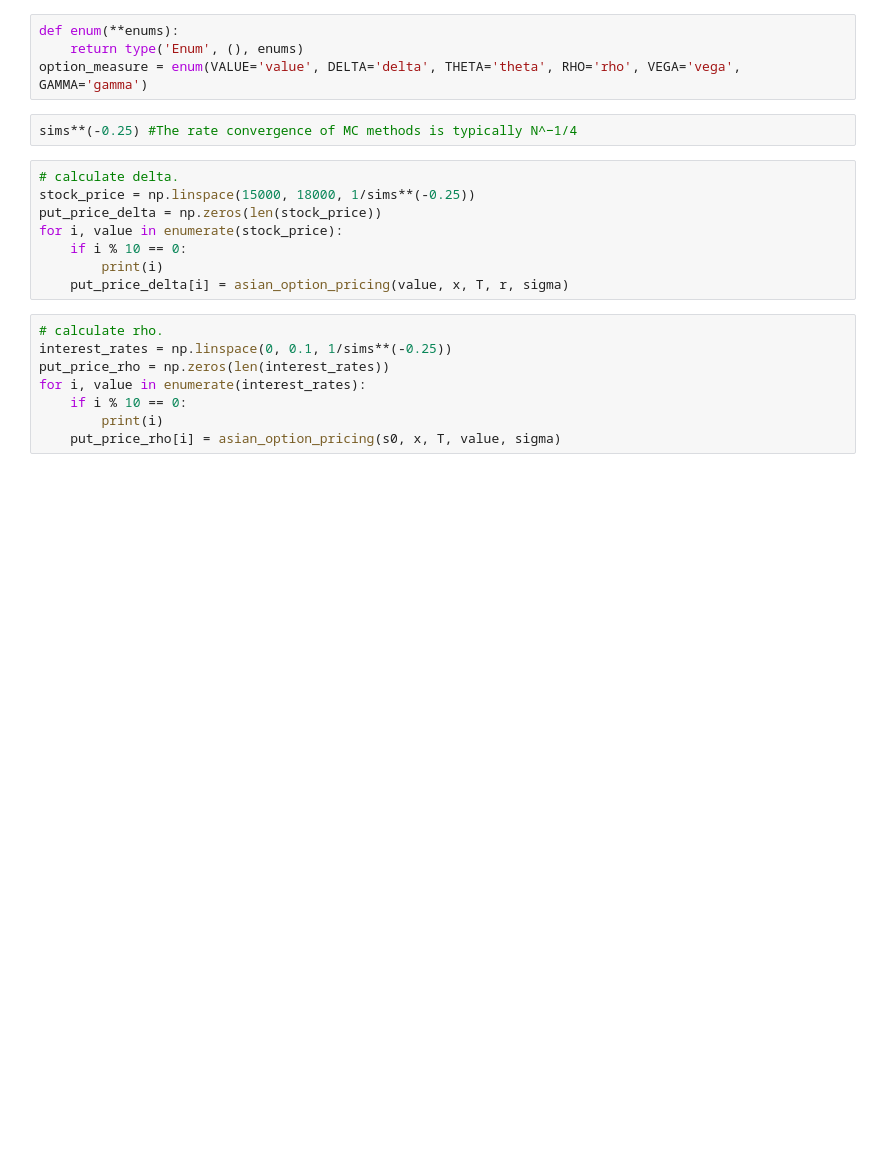
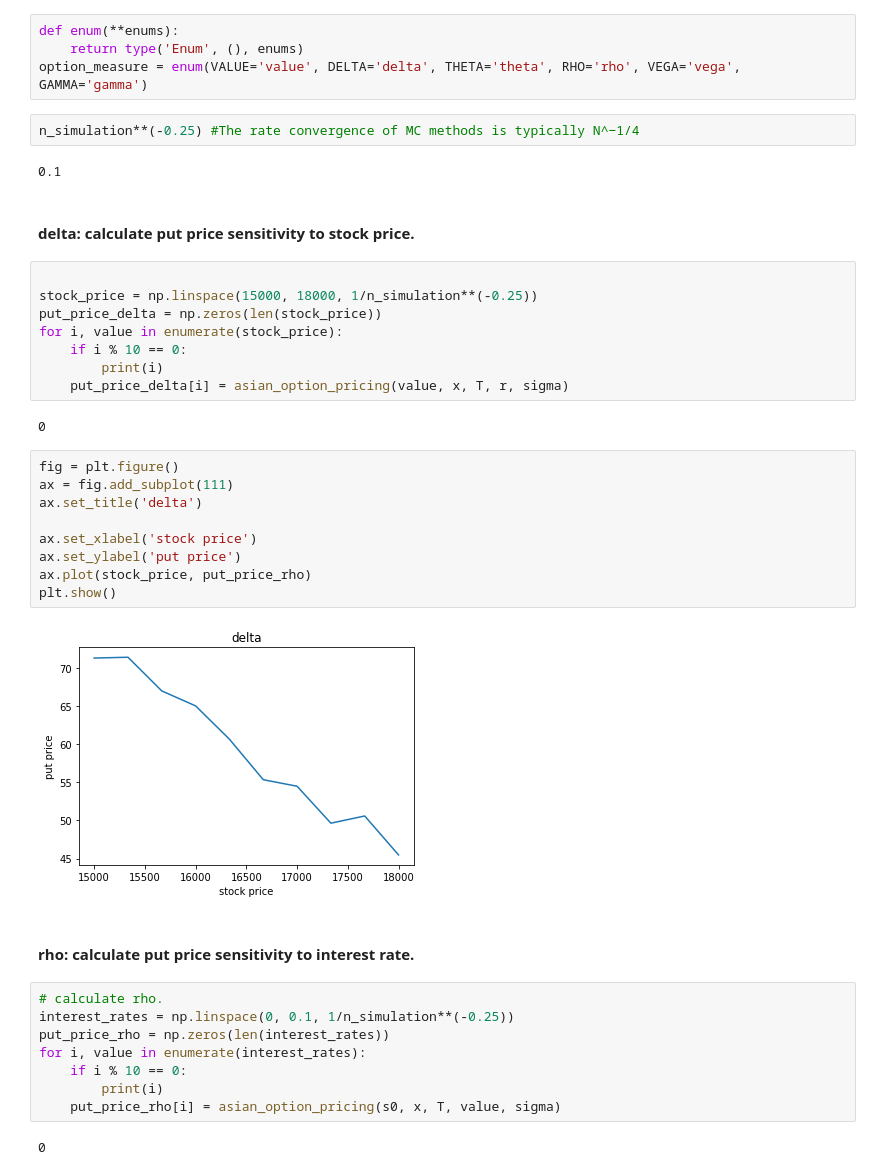
Before and after one commit to leolle/option_pricing, a Jupyter notebook: option_pricing.ipynb, the cells around one changed output. Cells and saved outputs as stored; diff of their text form; blank space fills up the shorter version.

```diff
--- a/option_pricing.ipynb
+++ b/option_pricing.ipynb
@@ -57,20 +185,41 @@ def enum(**enums):
     return type('Enum', (), enums)
 option_measure = enum(VALUE='value', DELTA='delta', THETA='theta', RHO='rho', VEGA='vega', GAMMA='gamma')
 # %%
-sims**(-0.25) #The rate convergence of MC methods is typically N^−1/4
+n_simulation**(-0.25) #The rate convergence of MC methods is typically N^−1/4
+# %% [output]
+0.1
+# %% [markdown]
+####  delta: calculate put price sensitivity to stock price.
 # %%
-# calculate delta.
-stock_price = np.linspace(15000, 18000, 1/sims**(-0.25))
+
+stock_price = np.linspace(15000, 18000, 1/n_simulation**(-0.25))
 put_price_delta = np.zeros(len(stock_price))
 for i, value in enumerate(stock_price):
     if i % 10 == 0:
         print(i)
     put_price_delta[i] = asian_option_pricing(value, x, T, r, sigma)
+# %% [output]
+0
+# %%
+fig = plt.figure()
+ax = fig.add_subplot(111)
+ax.set_title('delta')
+
+ax.set_xlabel('stock price')
+ax.set_ylabel('put price')
+ax.plot(stock_price, put_price_rho)
+plt.show()
+# %% [output]
+[figure, added]
+# %% [markdown]
+####  rho: calculate put price sensitivity to interest rate.
 # %%
 # calculate rho.
-interest_rates = np.linspace(0, 0.1, 1/sims**(-0.25))
+interest_rates = np.linspace(0, 0.1, 1/n_simulation**(-0.25))
 put_price_rho = np.zeros(len(interest_rates))
 for i, value in enumerate(interest_rates):
     if i % 10 == 0:
         print(i)
     put_price_rho[i] = asian_option_pricing(s0, x, T, value, sigma)
+# %% [output]
+0
```
Also changed, not shown: parts of 15 cells of this notebook, 2 other files.
